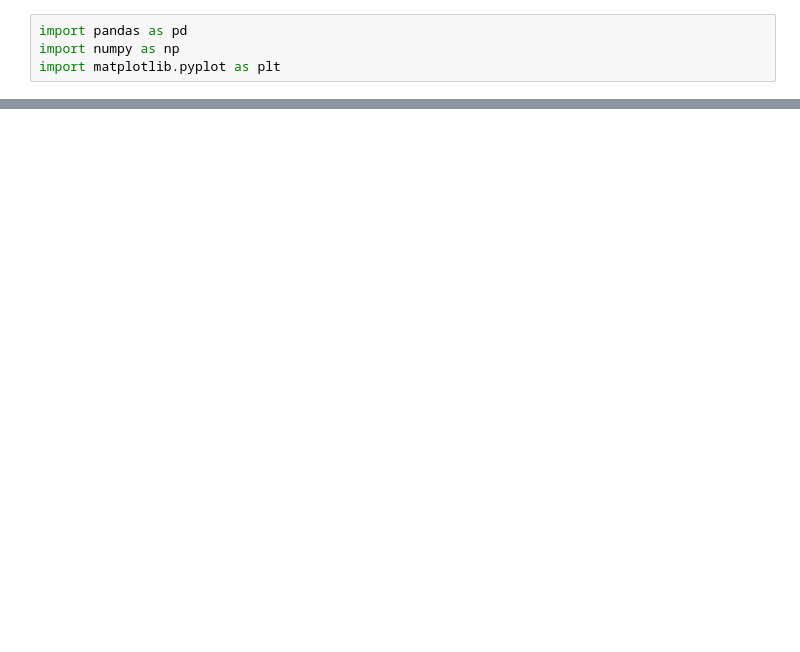
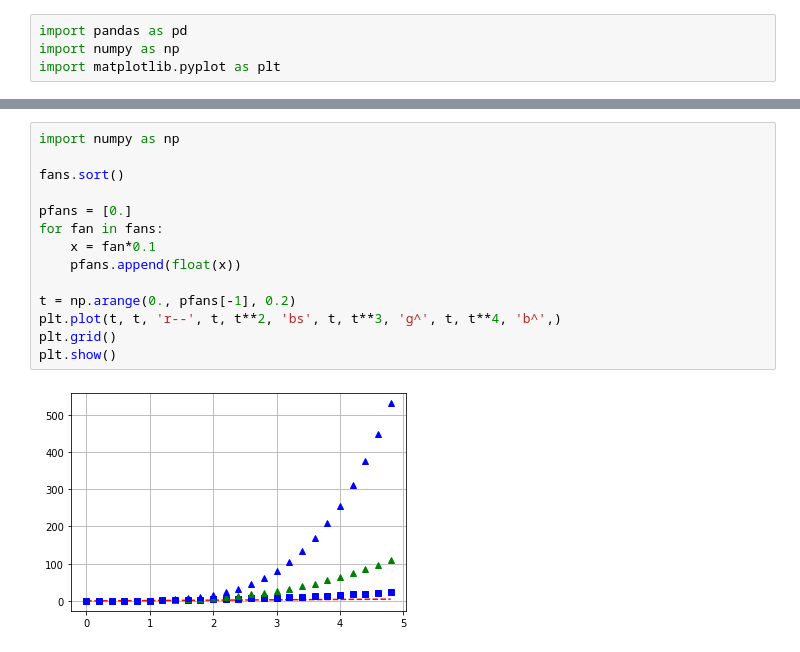
Before and after one commit to sibozz/VisualizeDataPlot, a Jupyter notebook: VisualizeDataPlot.ipynb, the cells around one changed output, grey strips where cells are left out. Saved outputs shown, nothing was run; the diff lists cells and outputs as text; blank space fills up the shorter version.

```diff
--- a/VisualizeDataPlot.ipynb
+++ b/VisualizeDataPlot.ipynb
@@ -52,0 +88,16 @@ plt.show()
+# %%
+import numpy as np
+
+fans.sort()
+
+pfans = [0.]
+for fan in fans:
+    x = fan*0.1
+    pfans.append(float(x))
+
+t = np.arange(0., pfans[-1], 0.2)
+plt.plot(t, t, 'r--', t, t**2, 'bs', t, t**3, 'g^', t, t**4, 'b^',)
+plt.grid()
+plt.show()
+# %% [output]
+[figure, added]
```
Also changed, not shown: parts of 11 cells of this notebook.
